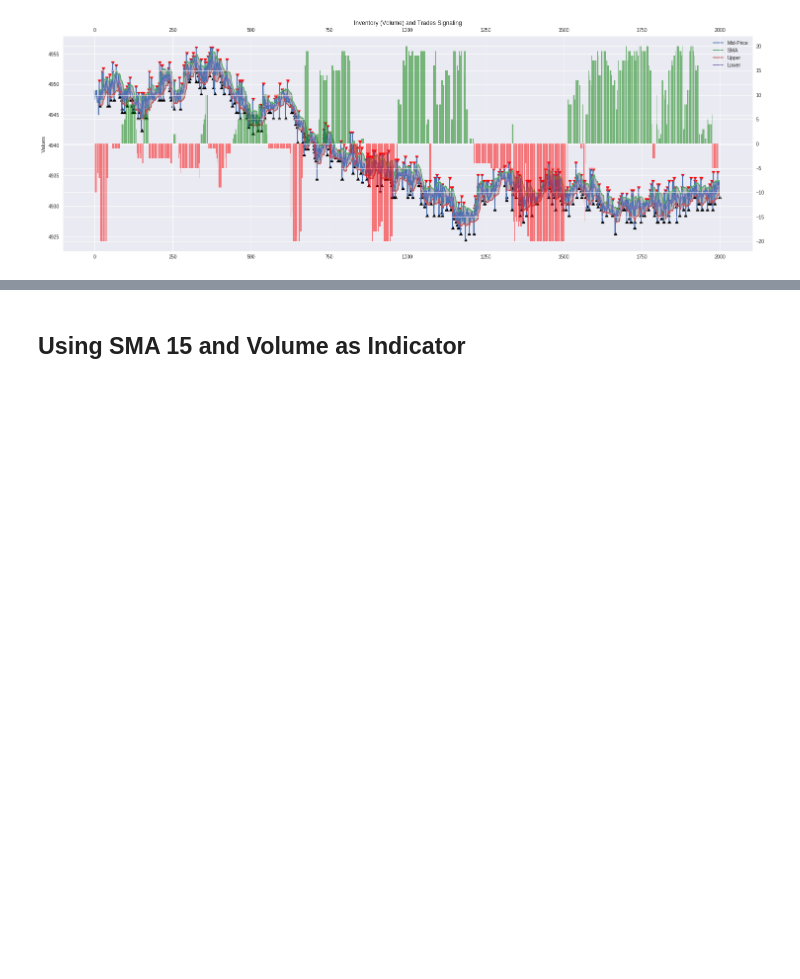
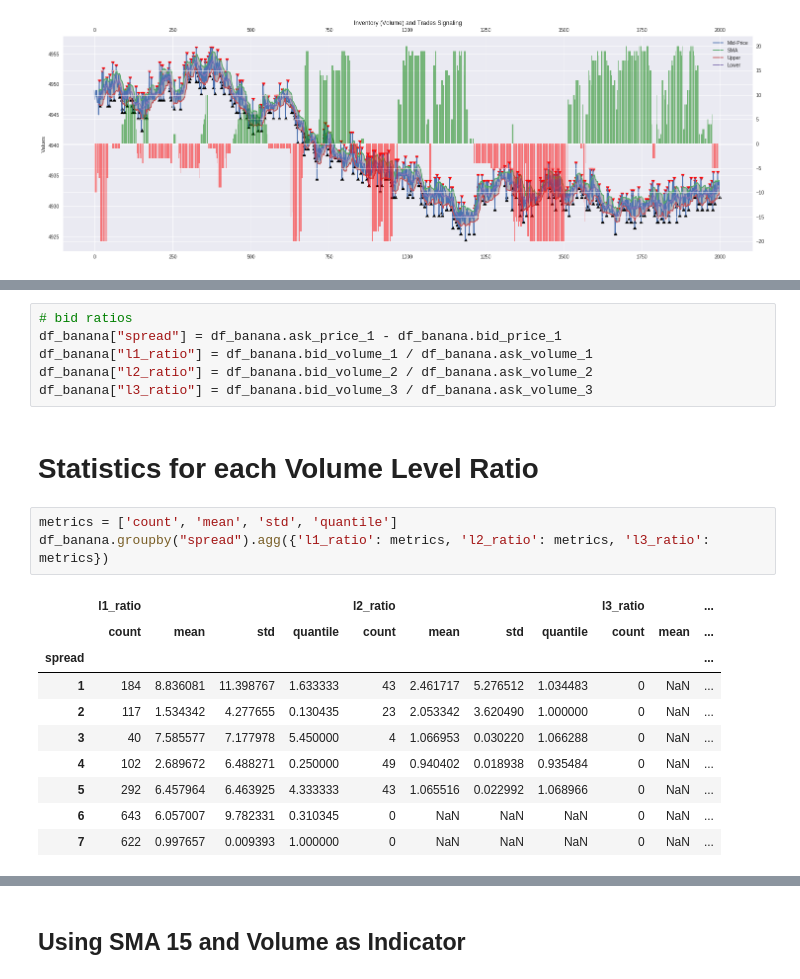
Before and after one commit to IMC-Croissant/AlgoTrading, a Jupyter notebook: Coding/notebooks/bollingers_and_position_analysis.ipynb, the cells around one changed output, grey strips where cells are left out. Cells and saved outputs as stored; diff of their text form; blank space fills up the shorter version.

Commit message:
updated ipynb including a brief volume level analysis

```diff
--- a/Coding/notebooks/bollingers_and_position_analysis.ipynb
+++ b/Coding/notebooks/bollingers_and_position_analysis.ipynb
@@ -187,2 +216,24 @@ plt.show()
+# %%
+# bid ratios
+df_banana["spread"] = df_banana.ask_price_1 - df_banana.bid_price_1
+df_banana["l1_ratio"] = df_banana.bid_volume_1 / df_banana.ask_volume_1
+df_banana["l2_ratio"] = df_banana.bid_volume_2 / df_banana.ask_volume_2
+df_banana["l3_ratio"] = df_banana.bid_volume_3 / df_banana.ask_volume_3
+# %% [markdown]
+# Statistics for each Volume Level Ratio
+# %%
+metrics = ['count', 'mean', 'std', 'quantile']
+df_banana.groupby("spread").agg({'l1_ratio': metrics, 'l2_ratio': metrics, 'l3_ratio': metrics})
+# %% [output]
+|  | l1_ratio |  |  |  | l2_ratio |  |  |  | l3_ratio |  | ... |
+|  | count | mean | std | quantile | count | mean | std | quantile | count | mean | ... |
+| spread |  |  |  |  |  |  |  |  |  |  | ... |
+| 1 | 184 | 8.836081 | 11.398767 | 1.633333 | 43 | 2.461717 | 5.276512 | 1.034483 | 0 | NaN | ... |
+| 2 | 117 | 1.534342 | 4.277655 | 0.130435 | 23 | 2.053342 | 3.620490 | 1.000000 | 0 | NaN | ... |
+| 3 | 40 | 7.585577 | 7.177978 | 5.450000 | 4 | 1.066953 | 0.030220 | 1.066288 | 0 | NaN | ... |
+| 4 | 102 | 2.689672 | 6.488271 | 0.250000 | 49 | 0.940402 | 0.018938 | 0.935484 | 0 | NaN | ... |
+| 5 | 292 | 6.457964 | 6.463925 | 4.333333 | 43 | 1.065516 | 0.022992 | 1.068966 | 0 | NaN | ... |
+| 6 | 643 | 6.057007 | 9.782331 | 0.310345 | 0 | NaN | NaN | NaN | 0 | NaN | ... |
+| 7 | 622 | 0.997657 | 0.009393 | 1.000000 | 0 | NaN | NaN | NaN | 0 | NaN | ... |
 # %%
 # bid ratios
```
Also changed, not shown: parts of 8 cells of this notebook.
